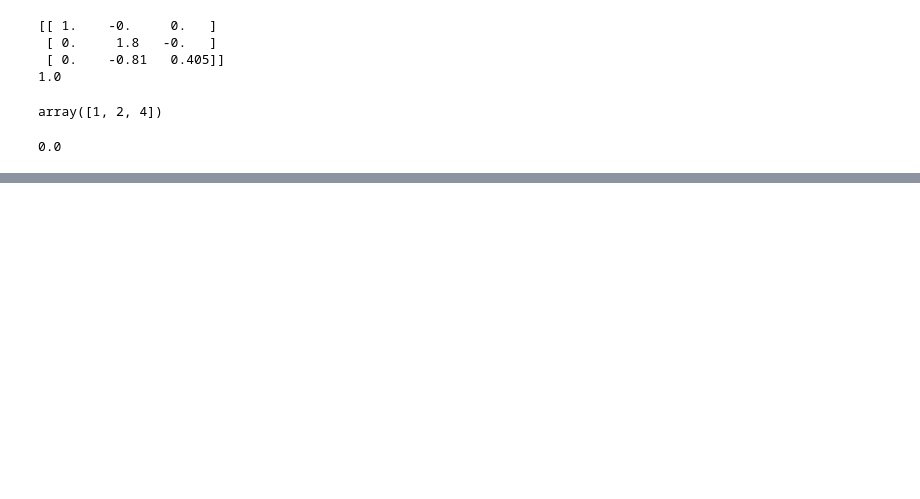
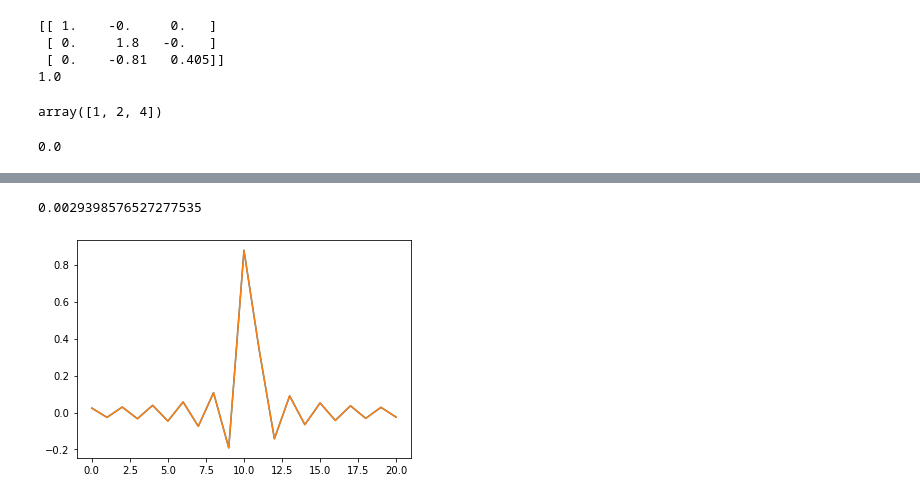
Before and after one commit to steDamiano/pyroadacoustics, a Jupyter notebook: research_notebooks/fractional_delay_filters.ipynb, the cells around one changed output, grey strips where cells are left out. Cells and saved outputs as stored; diff of their text form; code cells hidden in the pictures; blank space fills up the shorter version.

```diff
--- a/research_notebooks/fractional_delay_filters.ipynb
+++ b/research_notebooks/fractional_delay_filters.ipynb
@@ -363,0 +439,14 @@ np.floor(0.5)
+# %%
+# Try 0.48
+sinc_02 = h = np.sinc(n - (N - 1) / 2 - 0.26)
+sinc_03 = h = np.sinc(n - (N - 1) / 2 - 0.28)
+alpha = 0.018
+sinc_027 = h = np.sinc(n - (N - 1) / 2 - 0.278)
+sinc_027int = (alpha) * (sinc_02 - sinc_03) + sinc_03
+# %%
+plt.plot(sinc_027)
+plt.plot(sinc_027int)
+print(np.linalg.norm(sinc_027int - sinc_027))
+# %% [output]
+0.0029398576527277535
+[figure, added]
```
Also changed, not shown: parts of 18 cells of this notebook, 3 other files.
